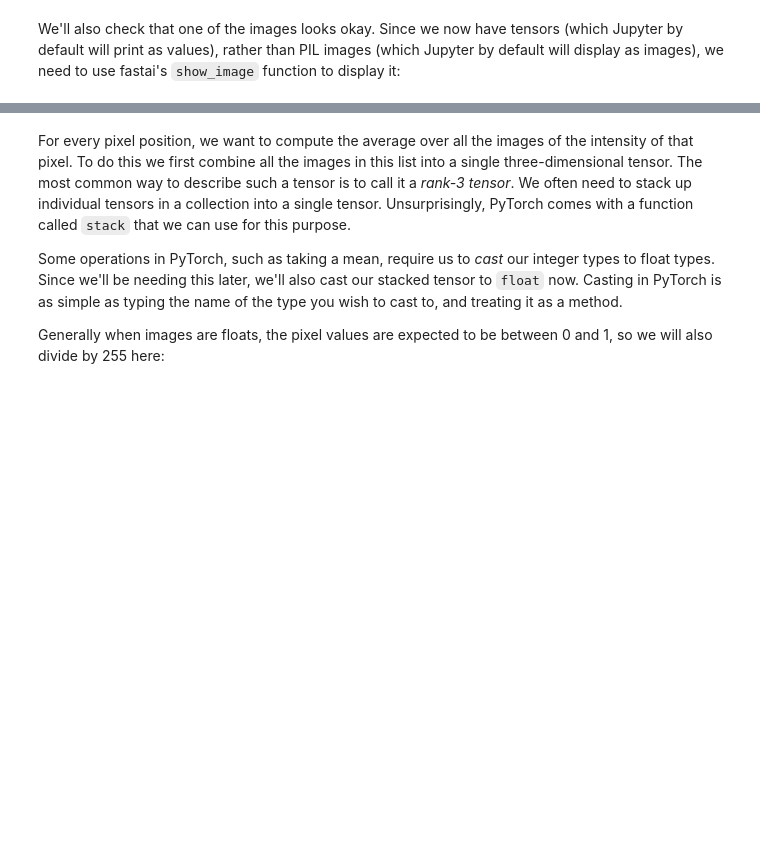
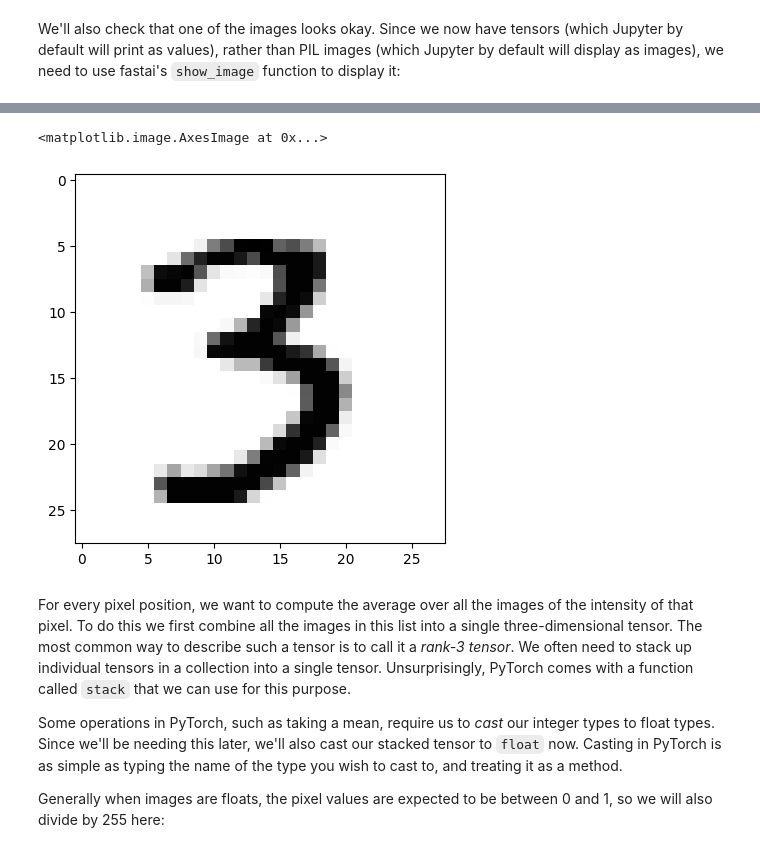
Before and after one commit to gguman/fastbook, a Jupyter notebook: 04_mnist_basics.ipynb, the cells around one changed output, grey strips where cells are left out. Drawn from its saved outputs; the diff is of its cells as text; code cells hidden in the pictures; blank space fills up the shorter version.

```diff
--- a/04_mnist_basics.ipynb
+++ b/04_mnist_basics.ipynb
@@ -174,5 +175,11 @@ show_image(three_tensors[1]);
 # %% [output]
 [figure]
+# %%
+#or
+plt.imshow(three_tensors[1])
+# %% [output]
+<matplotlib.image.AxesImage at 0x...>
+[figure, added]
 # %% [markdown]
 For every pixel position, we want to compute the average over all the images of the intensity of that pixel. To do this we first combine all the images in this list into a single three-dimensional tensor. The most common way to describe such a tensor is to call it a *rank-3 tensor*. We often need to stack up individual tensors in a collection into a single tensor. Unsurprisingly, PyTorch comes with a function called `stack` that we can use for this purpose.
 
```
Also changed, not shown: parts of 21 cells of this notebook.
